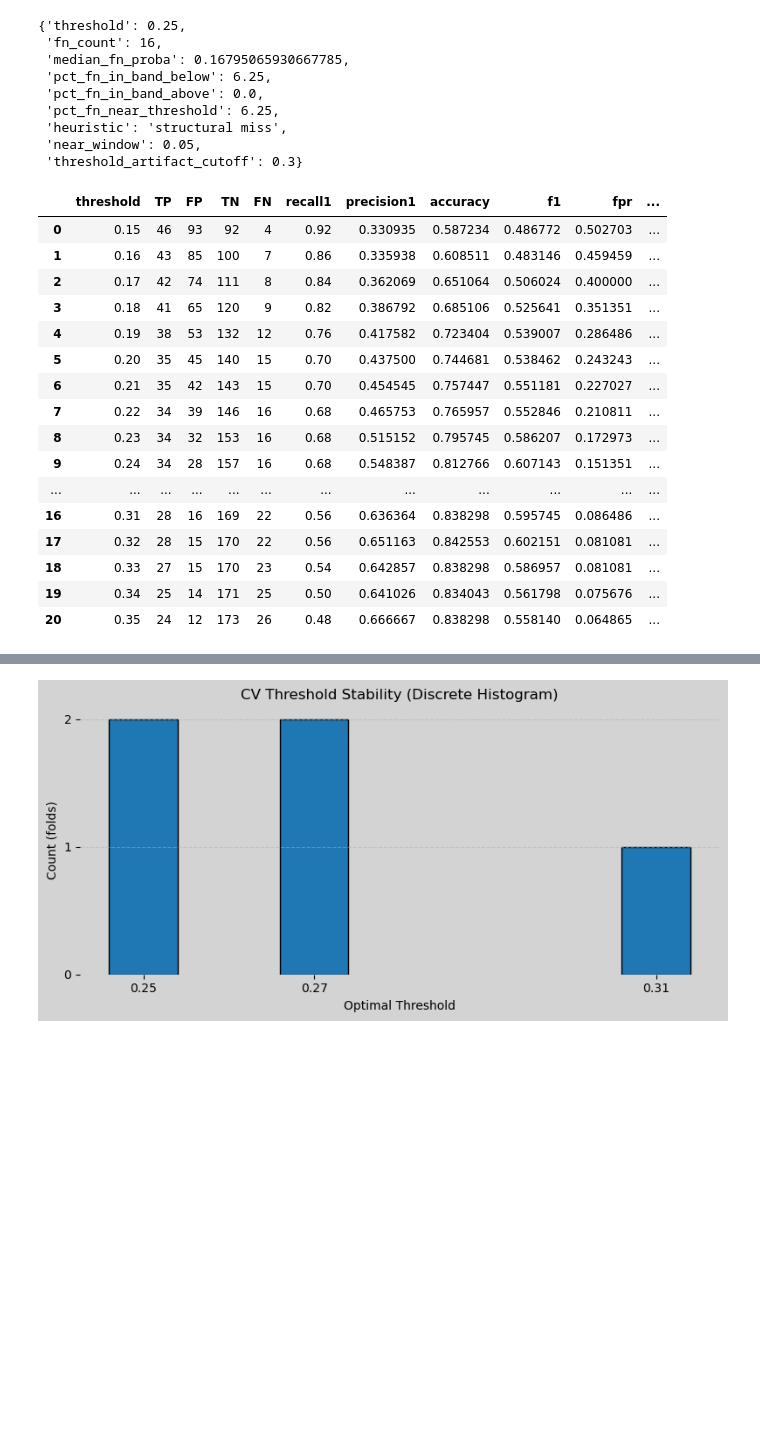
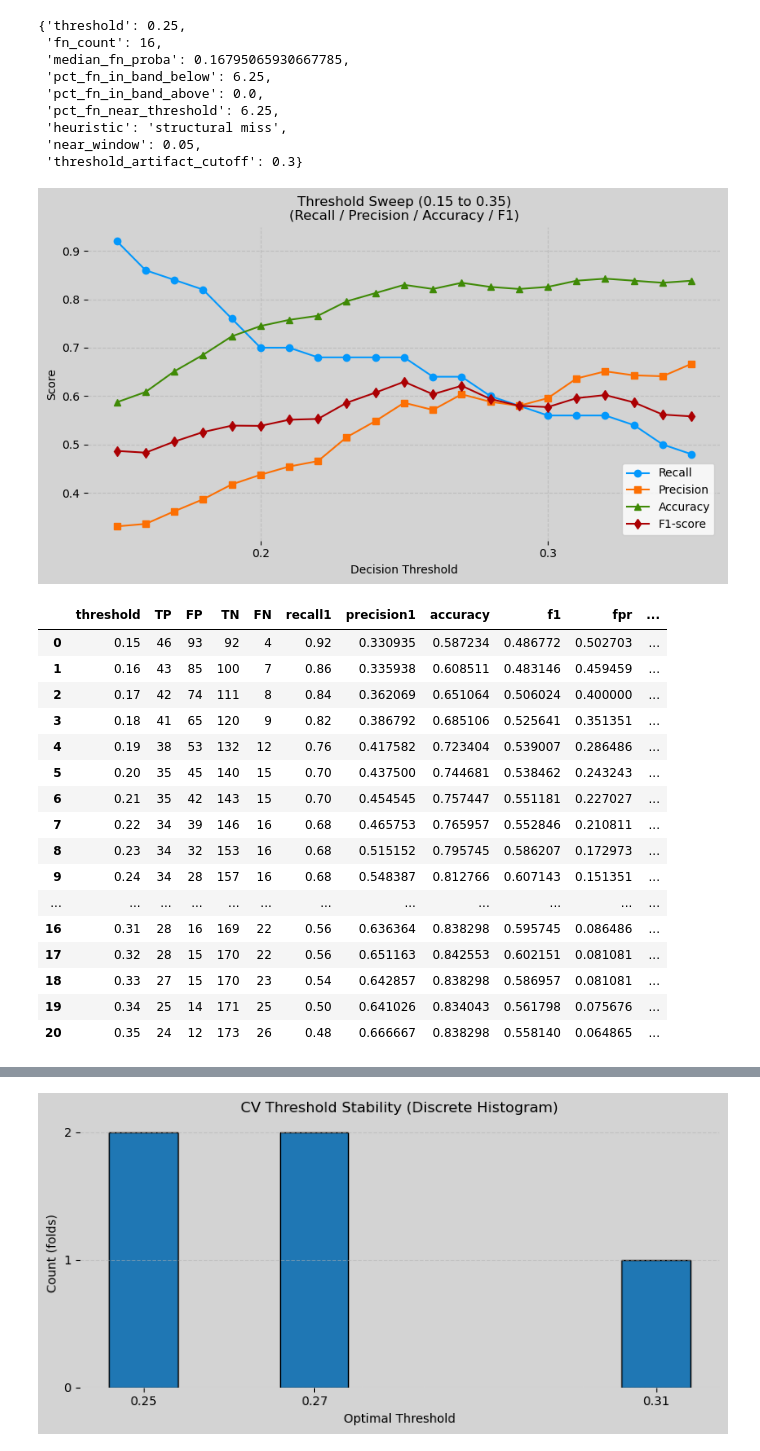
Before and after one commit to MAP9900/Convoy-Predictor-Project, a Jupyter notebook: notebooks/models/Results.ipynb, the cells around one changed output, grey strips where cells are left out. Saved outputs shown, nothing was run; the diff lists cells and outputs as text; code cells hidden in the pictures; blank space fills up the shorter version.

```diff
--- a/notebooks/models/Results.ipynb
+++ b/notebooks/models/Results.ipynb
@@ -565,19 +594,20 @@ fn_diag
 # %%
 #Threshold Sweep from 0.15 to 0.35
 sweep_df = threshold_sweep(
     y_true=y_test,
     y_proba=y_proba,
     threshold_min=0.15,
     threshold_max=0.35,
     threshold_step=0.01,)
 
 #Plot
 plot_threshold_sweep_metrics(
     sweep_df,
-    metric_cols=['recall1', 'precision1', 'bal_acc', 'mcc'],
-    title='Threshold Sweep (0.15 to 0.35)\nRecall / Precision / Accuracy / F1')
+    metric_cols=['recall1', 'precision1', 'accuracy', 'f1',],
+    title='Threshold Sweep (0.15 to 0.35)\n(Recall / Precision / Accuracy / F1)')
 sweep_df
 # %% [output]
+[figure, added]
 |  | threshold | TP | FP | TN | FN | recall1 | precision1 | accuracy | f1 | fpr | ... |
 | 0 | 0.15 | 46 | 93 | 92 | 4 | 0.92 | 0.330935 | 0.587234 | 0.486772 | 0.502703 | ... |
 | 1 | 0.16 | 43 | 85 | 100 | 7 | 0.86 | 0.335938 | 0.608511 | 0.483146 | 0.459459 | ... |
```
Also changed, not shown: parts of 6 cells of this notebook, 38 other files.
